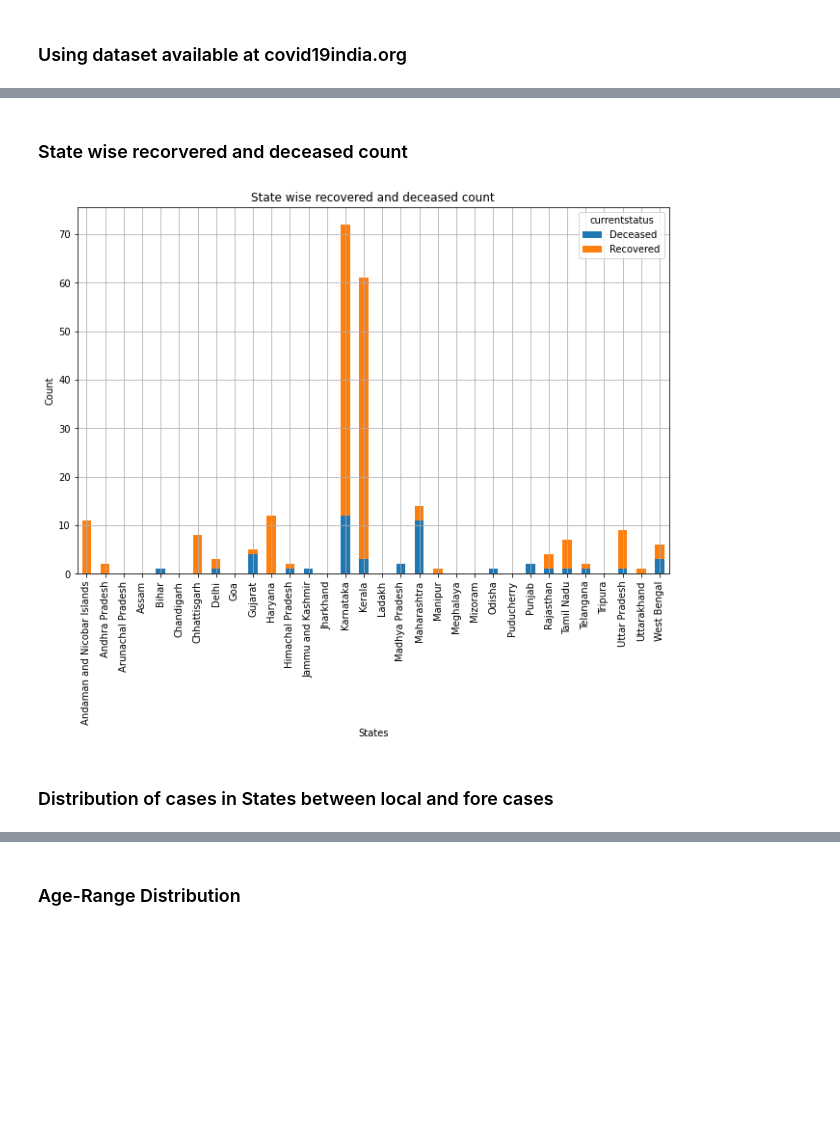
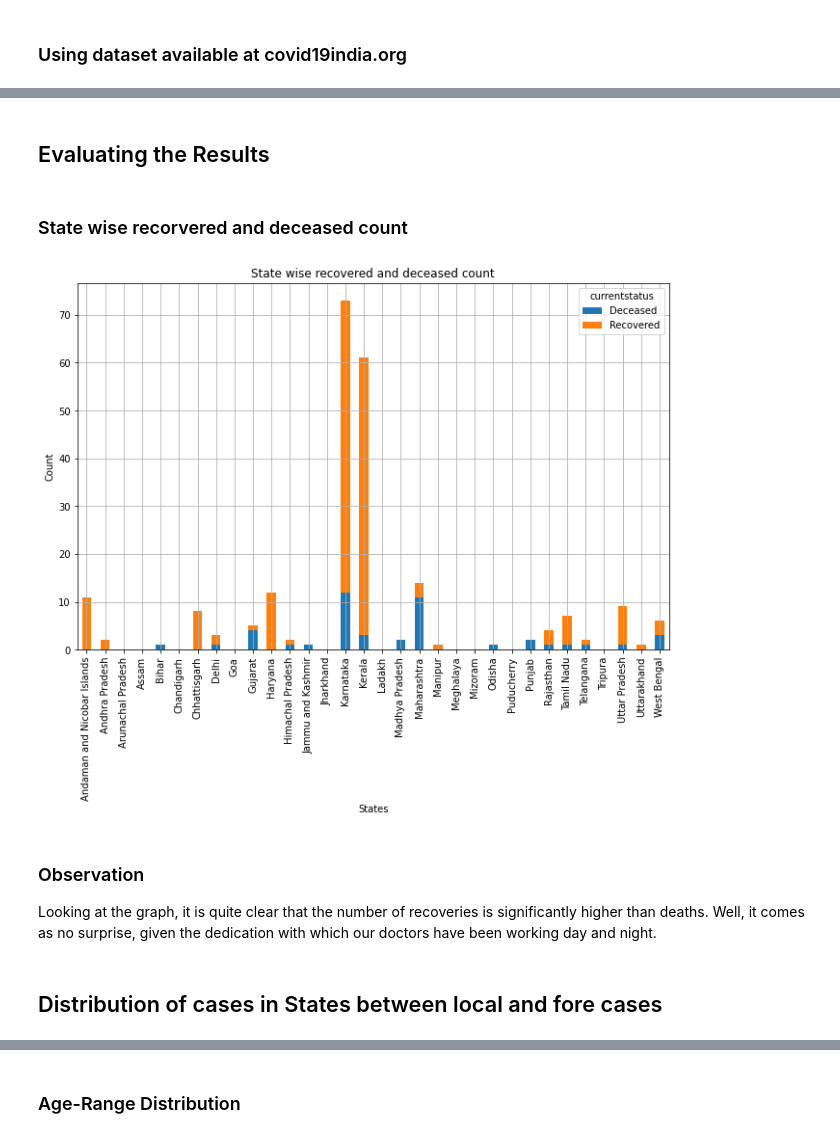
Before and after one commit to prakharrke/covid19India, a Jupyter notebook: covid.ipynb, the cells around one changed output, grey strips where cells are left out. Drawn from its saved outputs; the diff is of its cells as text; code cells hidden in the pictures; blank space fills up the shorter version.

```diff
--- a/covid.ipynb
+++ b/covid.ipynb
@@ -50,20 +152,28 @@ df.statuschangedate = pd.to_datetime(df['statuschangedate'])
+# %% [markdown]
+## Evaluating the Results
+# %%
+def plot_stacked_graph(data, xLabel, yLabel, title, showGrid=True) :
+    '''
+    Function to plot stacked bar graph
+    Input: data, xLabel, yLabel, title of the graph, flag to show grid or not (default to true)
+    '''
+    data.plot(kind='bar', stacked=True, figsize=(11,7))
+    plt.xlabel(xLabel)
+    plt.ylabel("Count")
+    plt.title(title)
+    plt.grid(True)
+    plt.show()
 # %% [markdown]
 ### State wise recorvered and deceased count
-# %%
-#Filter data and remove empty detectedstate
-status_df = df[df.detectedstate != '']
-status = status_df.groupby(['detectedstate', 'currentstatus']).size().reset_index(name='count').pivot(columns='currentstatus', index='detectedstate', values='count')
-status = status.fillna(0)
-
-
-status = status.drop(['Migrated', 'Hospitalized'], axis = 1)
-status.plot(kind='bar', stacked=True, figsize=(11,7))
-plt.xlabel("States")
-plt.ylabel("Count")
-plt.title("State wise recovered and deceased count")
-plt.grid(True)
-plt.show()
-# %% [output]
-[figure, removed]
+# %%
+
+
+status = status.drop(['Migrated', 'Hospitalized'], axis = 1)
+plot_stacked_graph(status, "States", "Count", "State wise recovered and deceased count", showGrid=True)
+# %% [output]
+[figure, added]
+# %% [markdown]
+### Observation
+Looking at the graph, it is quite clear that the number of recoveries is significantly higher than deaths. Well, it comes as no surprise, given the dedication with which our doctors have been working day and night.
 # %% [markdown]
-### Distribution of cases in States between local and fore cases
+## Distribution of cases in States between local and fore cases
```
Also changed, not shown: parts of 26 cells of this notebook.
